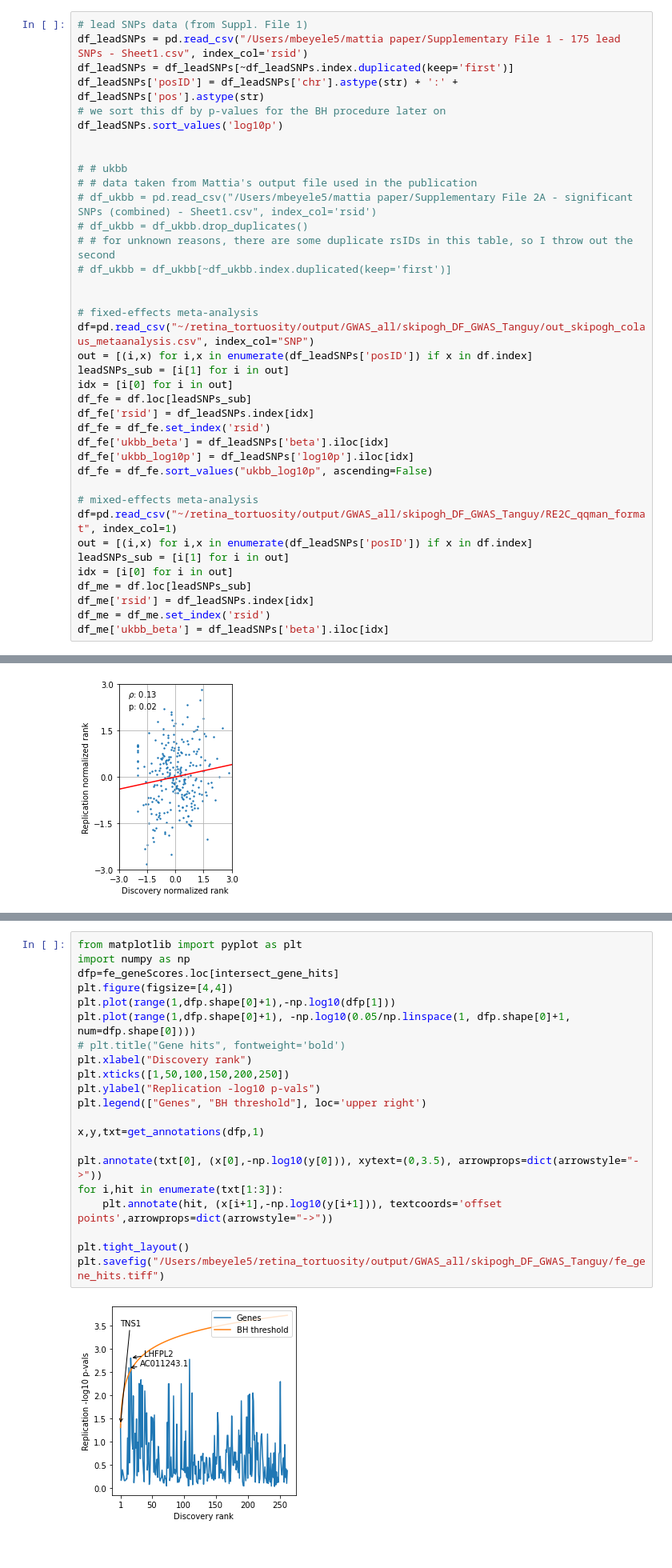
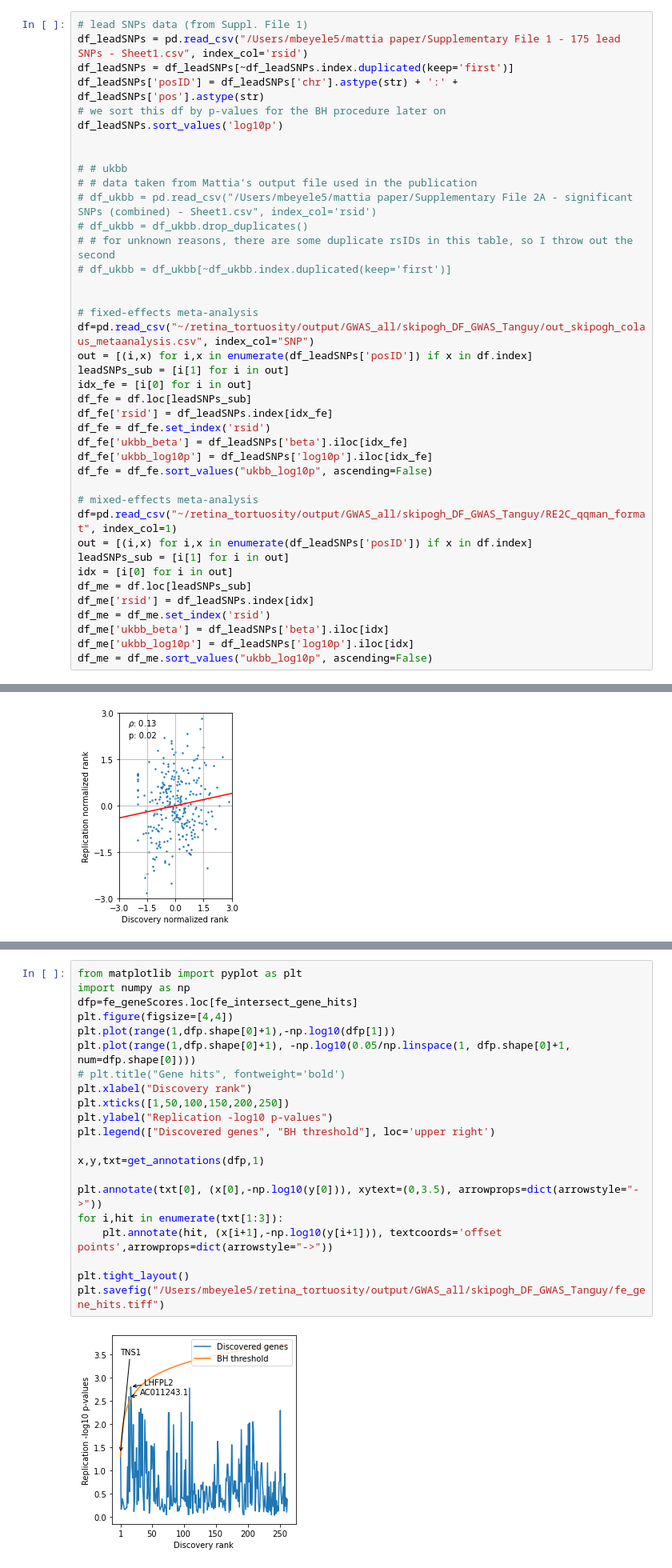
Before and after one commit to mjbeyeler/Stuff, a Jupyter notebook: mattia_paper/metaanalysis_figures.ipynb, the cells around one changed output, grey strips where cells are left out. Shown at 80% size. Saved outputs shown, nothing was run; the diff lists cells and outputs as text.

Commit message:
Meta-analysis figure fixes

```diff
--- a/mattia_paper/metaanalysis_figures.ipynb
+++ b/mattia_paper/metaanalysis_figures.ipynb
@@ -122,12 +122,12 @@ df_leadSNPs.sort_values('log10p')
 df=pd.read_csv("~/retina_tortuosity/output/GWAS_all/skipogh_DF_GWAS_Tanguy/out_skipogh_colaus_metaanalysis.csv", index_col="SNP")
 out = [(i,x) for i,x in enumerate(df_leadSNPs['posID']) if x in df.index]
 leadSNPs_sub = [i[1] for i in out]
-idx = [i[0] for i in out]
+idx_fe = [i[0] for i in out]
 df_fe = df.loc[leadSNPs_sub]
-df_fe['rsid'] = df_leadSNPs.index[idx]
+df_fe['rsid'] = df_leadSNPs.index[idx_fe]
 df_fe = df_fe.set_index('rsid')
-df_fe['ukbb_beta'] = df_leadSNPs['beta'].iloc[idx]
-df_fe['ukbb_log10p'] = df_leadSNPs['log10p'].iloc[idx]
+df_fe['ukbb_beta'] = df_leadSNPs['beta'].iloc[idx_fe]
+df_fe['ukbb_log10p'] = df_leadSNPs['log10p'].iloc[idx_fe]
 df_fe = df_fe.sort_values("ukbb_log10p", ascending=False)
 
 # mixed-effects meta-analysis
@@ -139,6 +139,8 @@ df_me = df.loc[leadSNPs_sub]
 df_me['rsid'] = df_leadSNPs.index[idx]
 df_me = df_me.set_index('rsid')
 df_me['ukbb_beta'] = df_leadSNPs['beta'].iloc[idx]
+df_me['ukbb_log10p'] = df_leadSNPs['log10p'].iloc[idx]
+df_me = df_me.sort_values("ukbb_log10p", ascending=False)
 # %% [markdown]
 ## Gene data
 # %%
@@ -327,26 +418,26 @@ All data are based on fixed-effects meta-analysis.
 # %%
 from matplotlib import pyplot as plt
 import numpy as np
-dfp=fe_geneScores.loc[intersect_gene_hits]
+dfp=fe_geneScores.loc[fe_intersect_gene_hits]
 plt.figure(figsize=[4,4])
 plt.plot(range(1,dfp.shape[0]+1),-np.log10(dfp[1]))
 plt.plot(range(1,dfp.shape[0]+1), -np.log10(0.05/np.linspace(1, dfp.shape[0]+1, num=dfp.shape[0])))
 # plt.title("Gene hits", fontweight='bold')
 plt.xlabel("Discovery rank")
 plt.xticks([1,50,100,150,200,250])
-plt.ylabel("Replication -log10 p-vals")
-plt.legend(["Genes", "BH threshold"], loc='upper right')
+plt.ylabel("Replication -log10 p-values")
+plt.legend(["Discovered genes", "BH threshold"], loc='upper right')
 
 x,y,txt=get_annotations(dfp,1)
 
 plt.annotate(txt[0], (x[0],-np.log10(y[0])), xytext=(0,3.5), arrowprops=dict(arrowstyle="->"))
 for i,hit in enumerate(txt[1:3]):
     plt.annotate(hit, (x[i+1],-np.log10(y[i+1])), textcoords='offset points',arrowprops=dict(arrowstyle="->"))
 
 plt.tight_layout()
 plt.savefig("/Users/mbeyele5/retina_tortuosity/output/GWAS_all/skipogh_DF_GWAS_Tanguy/fe_gene_hits.tiff")
 # %% [output]
-[figure, old version]
+[figure, new version]
 # %% [markdown]
 # Supplementary Figure 5
 Pathway-level BH was not included in the main text.
```
Also changed, not shown: parts of 13 cells of this notebook.
